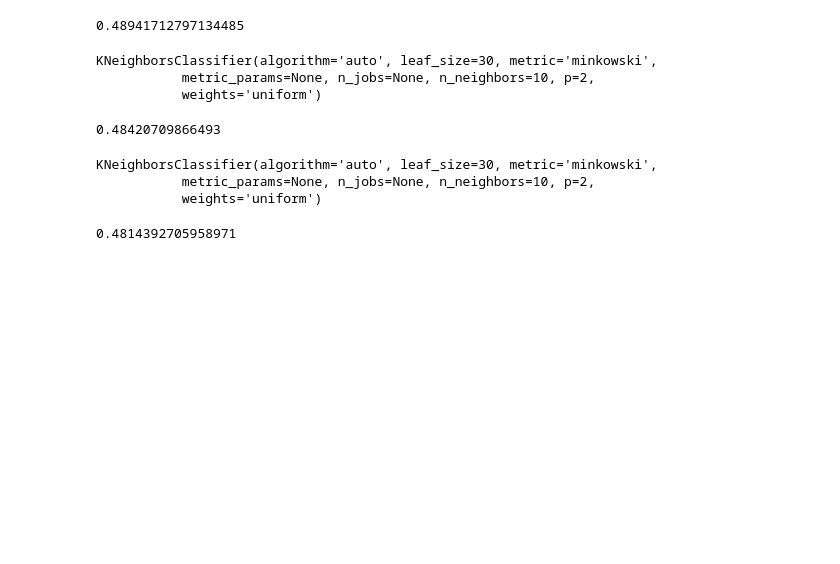
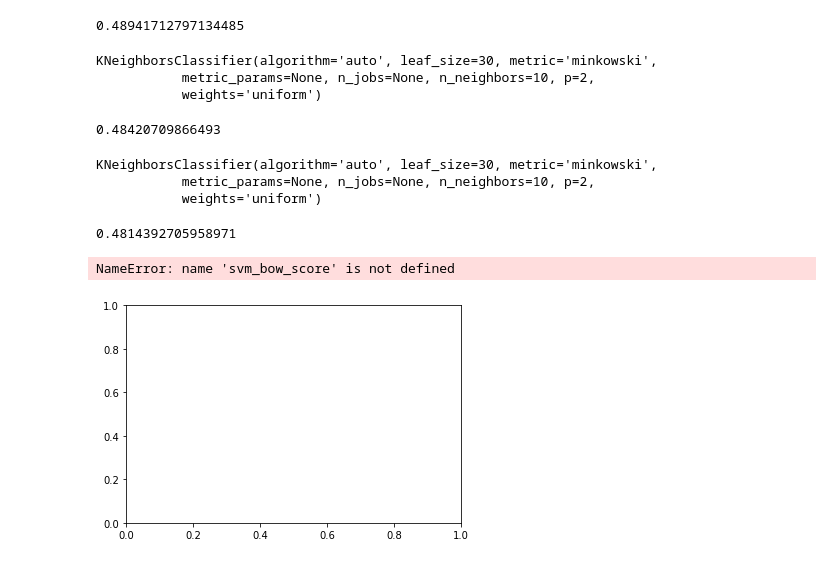
Before and after one commit to LefterisDi/TedProject, a Jupyter notebook: project.ipynb, the cells around one changed output. Cells and saved outputs as stored; diff of their text form; code cells hidden in the pictures; blank space fills up the shorter version.

```diff
--- a/project.ipynb
+++ b/project.ipynb
@@ -736,7 +837,7 @@ infile.close()
 prediction_int = svcW2V.predict(allTweetFeatsList)
 prediction_int = prediction_int.tolist()
 
-f1_score(testEmotions, prediction_int , average="micro") #evaluate on the validation set
+svm_w2v_score = f1_score(testEmotions, prediction_int , average="micro") #evaluate on the validation set
 # %% [output]
 0.311055030934549
 # %%
@@ -761,7 +862,7 @@ bow_xtest = pickle.load(infile)
 infile.close()
 # %%
 prediction_knn = knn.predict(bow_xtest)
-f1_score(testEmotions, prediction_knn , average="micro") #evaluate on the validation set
+knn_bow_score = f1_score(testEmotions, prediction_knn , average="micro") #evaluate on the validation set
 # %% [output]
 0.48941712797134485
 # %%
@@ -782,7 +883,7 @@ tfidf_new = pickle.load(infile)
 infile.close()
 # %%
 prediction_knn = knn.predict(tfidf_new)
-f1_score(testEmotions, prediction_knn , average="micro") #evaluate on the validation set
+knn_tdidf_score = f1_score(testEmotions, prediction_knn , average="micro") #evaluate on the validation set
 # %% [output]
 0.48420709866493
 # %%
@@ -803,6 +904,36 @@ w2v_new = pickle.load(infile)
 infile.close()
 # %%
 prediction_knn = knn.predict(w2v_new)
-f1_score(testEmotions, prediction_knn , average="micro") #evaluate on the validation set
+knn_w2v_score = f1_score(testEmotions, prediction_knn , average="micro") #evaluate on the validation set
 # %% [output]
 0.4814392705958971
+# %%
+fig = plt.figure()
+ax  = fig.add_subplot(111)
+
+col_labels = ['Bow', 'Td_idf', 'Word_Emb']
+row_labels = ['SVM', 'KNN']
+table_vals = [[svm_bow_score, svm_tdidf_score, svm_w2v_score], [knn_bow_score, knn_tdidf_score, knn_w2v_score]]
+
+# Draw table
+the_table = plt.table(cellText  = table_vals,
+                      colWidths = [0.1, 0.1, 0.12],
+                      rowLabels = row_labels,
+                      colLabels = col_labels,
+                      loc       = 'center'  ,
+                      cellLoc   = 'center',
+                      rowColours=('Yellow','#569857'),
+                      colColours=("#321789","#321789","#321789"))
+
+the_table.auto_set_font_size(False)
+the_table.set_fontsize(24)
+the_table.scale(4, 4)
+
+# Removing ticks and spines enables you to get the figure only with table
+plt.tick_params(axis='x', which='both', bottom=False, top=False, labelbottom=False)
+plt.tick_params(axis='y', which='both', right=False, left=False, labelleft=False)
+for pos in ['right','top','bottom','left']:
+    plt.gca().spines[pos].set_visible(False)
+# %% [output]
+NameError: name 'svm_bow_score' is not defined
+[figure, added]
```
Also changed, not shown: parts of 21 cells of this notebook, 3 other files.
